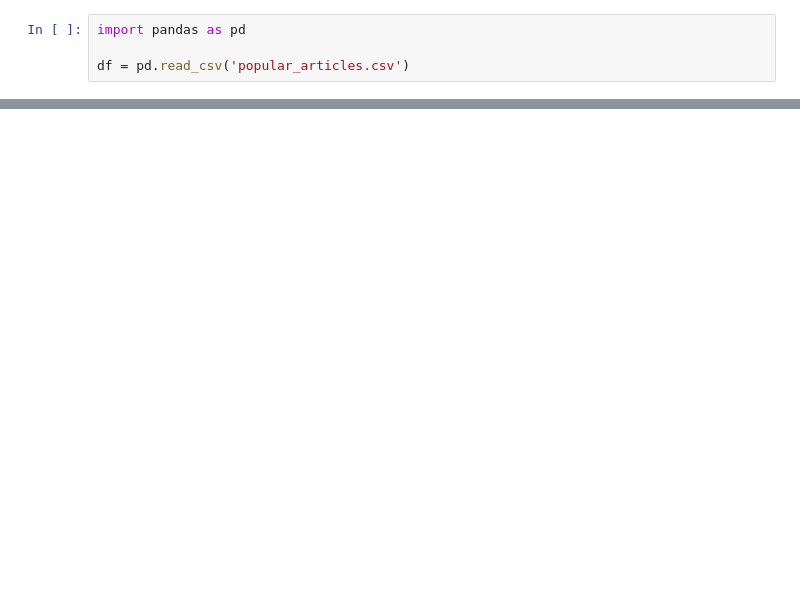
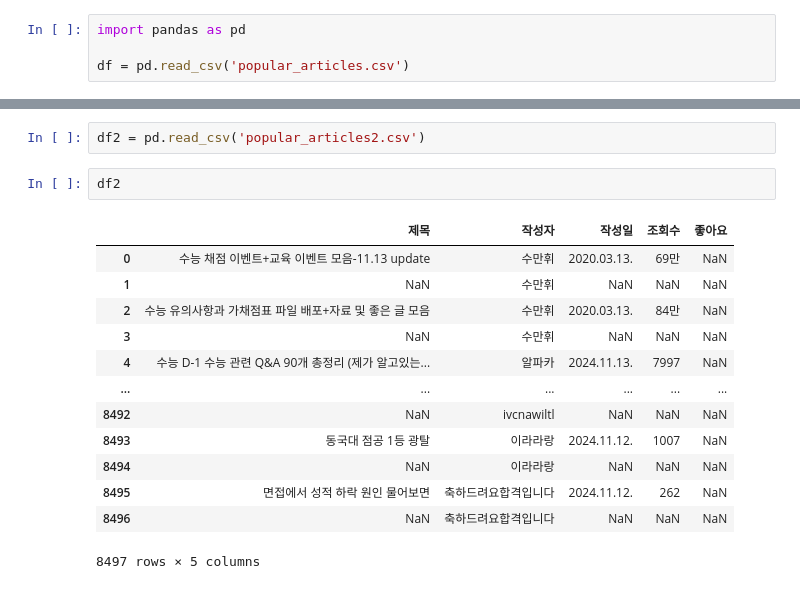
Before and after one commit to MyeoGyun/-high-school-community, a Jupyter notebook: notebooks/craw.ipynb, the cells around one changed output, grey strips where cells are left out. Drawn from its saved outputs; the diff is of its cells as text; blank space fills up the shorter version.

```diff
--- a/notebooks/craw.ipynb
+++ b/notebooks/craw.ipynb
@@ -148,0 +439,18 @@ df
+# %%
+df2 = pd.read_csv('popular_articles2.csv')
+# %%
+df2
+# %% [output]
+|  | 제목 | 작성자 | 작성일 | 조회수 | 좋아요 |
+| 0 | 수능 채점 이벤트+교육 이벤트 모음-11.13 update | 수만휘 | 2020.03.13. | 69만 | NaN |
+| 1 | NaN | 수만휘 | NaN | NaN | NaN |
+| 2 | 수능 유의사항과 가채점표 파일 배포+자료 및 좋은 글 모음 | 수만휘 | 2020.03.13. | 84만 | NaN |
+| 3 | NaN | 수만휘 | NaN | NaN | NaN |
+| 4 | 수능 D-1 수능 관련 Q&A 90개 총정리 (제가 알고있는... | 알파카 | 2024.11.13. | 7997 | NaN |
+| ... | ... | ... | ... | ... | ... |
+| 8492 | NaN | ivcnawiltl | NaN | NaN | NaN |
+| 8493 | 동국대 점공 1등 광탈 | 이라라랑 | 2024.11.12. | 1007 | NaN |
+| 8494 | NaN | 이라라랑 | NaN | NaN | NaN |
+| 8495 | 면접에서 성적 하락 원인 물어보면 | 축하드려요합격입니다 | 2024.11.12. | 262 | NaN |
+| 8496 | NaN | 축하드려요합격입니다 | NaN | NaN | NaN |
+8497 rows × 5 columns
```
Also changed, not shown: parts of 13 cells of this notebook, 2 other files.
